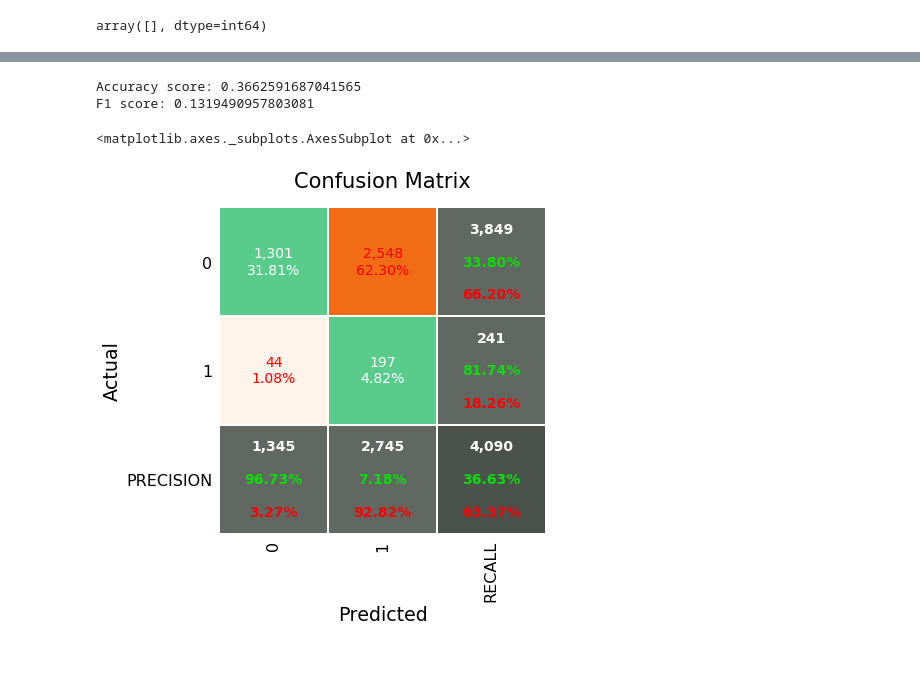
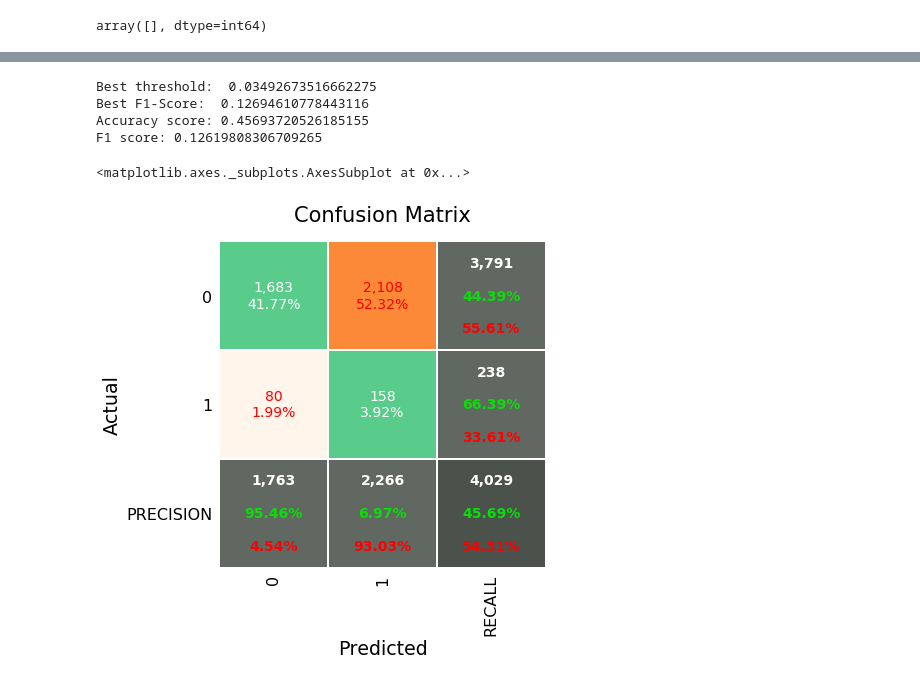
Before and after one commit to chaupmcs/plant_project, a Jupyter notebook: plant_model-MAIN.ipynb, the cells around one changed output, grey strips where cells are left out. Drawn from its saved outputs; the diff is of its cells as text; code cells hidden in the pictures.

Commit message:
add model

```diff
--- a/plant_model-MAIN.ipynb
+++ b/plant_model-MAIN.ipynb
@@ -96,3 +95,5 @@ df.head()
 | 2 | AT1G01040 | 36.57 | 34.09 | 31.92 | 53.51 | 37.06 | 34.78 | 43.44 | 49.22 | 42.09 | 36.11 | ... |
 | 3 | AT1G01050 | 103.58 | 109.89 | 103.21 | 96.22 | 100.88 | 106.00 | 97.60 | 100.95 | 89.76 | 92.77 | ... |
 | 4 | AT1G01060 | 1.94 | 1.78 | 2.93 | 2.88 | 3.15 | 3.67 | 2.44 | 2.13 | 1.34 | 1.89 | ... |
+# %%
+ori_cols = ['wthp6', 'wthp6_2', 'wtlp6', 'wtlp6_2', 'wthp5', 'wthp5_2', 'wtlp5', 'wtlp5_2', 'wtal', 'wtal_2', 'wtfe', 'wtfe_2']
@@ -296,12 +371,12 @@ cv = StratifiedKFold(n_splits = num_splits, random_state = random_seed, shuffle=
 ## prepare the model
 lgb_params =  {'boosting_type': 'gbdt',
                'colsample_bytree':0.6,
-               'class_weight': {0 : 1 , 1: 25},
-               'learning_rate':0.005, 'max_depth':3,
+               'class_weight': {0 : 1 , 1: 20},
+               'learning_rate':0.005, 'max_depth':2,
                'importance_type': 'gain',
                'min_child_samples': 50, 'min_child_weight': 0.001,
                'min_split_gain': 0.1, 'n_estimators': 20000, 'n_jobs': n_jobs, 'num_leaves': 15,
-               'subsample_freq': 100, 'seed': random_seed, 'reg_alpha': 0.1, 'reg_lambda': 0.1,
+               'subsample_freq': 500, 'seed': random_seed, 'reg_alpha': 0.1, 'reg_lambda': 0.1,
                'silent': True, 'subsample': 0.6, 'subsample_for_bin': 200000,
                "metric": ["f1_", "binary_logloss"] ,     # #put 'metric' before 'objective', keep f1 first, binary_logloss second \n",
                'objective':"binary",
@@ -560,19 +651,32 @@ array([], dtype=int64)
 # %%
 from catboost import CatBoostClassifier
+data_catboost = data[feature_cols + ["label"]]
 
-cat_cols = np.where(data[feature_cols].dtypes != np.float)[0]
+cat_cols = np.where(data_catboost[feature_cols].dtypes != np.float)[0]
 
-for i, (train_index, valid_index) in enumerate(cv.split(data, data["label"])):
+for i, (train_index, valid_index) in enumerate(cv.split(data_catboost[feature_cols], data_catboost["label"])):
+
+    X = data_catboost[feature_cols]
+    y = data_catboost["label"]
+
+    # Create data for this fold
+    X_train, X_valid = X.iloc[train_index,:].copy(), X.iloc[valid_index,:].copy()
+    y_train, y_valid = y.iloc[train_index].copy(), y.iloc[valid_index].copy()
+
+    smt = SMOTE(random_state=2019)
+    X_train, y_train = smt.fit_sample(X_train.replace(np.inf, np.nan).fillna(0), y_train)
+
     for c_index in cat_cols:
         col = feature_cols[c_index]
         print(col)
 
-        X_train[col] = X_train[col].astype(str)
-        X_valid[col] = X_valid[col].astype(str)
+        X_train[col] = X_train[col].astype(str) ##str
+        X_valid[col] = X_valid[col].astype(str) ##str
 
 
-    model=CatBoostClassifier(iterations=5000, depth=4, learning_rate=0.005, loss_function='Logloss', \
-                            early_stopping_rounds = 500, use_best_model=True, verbose=500, class_weights = [1, 10])
+
+    model=CatBoostClassifier(iterations=10000, depth=2, learning_rate=0.01, loss_function='Logloss', \
+                            early_stopping_rounds = 500, use_best_model=True, verbose=500) #, class_weights = [1, 10]
     model.fit(X_train, y_train, cat_features=cat_cols, eval_set=(X_valid, y_valid), plot=True)
     predictions_probs = model.predict_proba(X_valid)[:,1]
 
@@ -602,15 +715,24 @@ sns.distplot(predictions_probs)
 # %%
+precision, recall, thresholds = precision_recall_curve(y_valid, predictions_probs)
+f1_scores = 2*recall*precision/(recall+precision)
+print('Best threshold: ', thresholds[np.nanargmax(f1_scores)])
+print('Best F1-Score: ', np.nanmax(f1_scores))
+
+threshold = thresholds[np.nanargmax(f1_scores)]
+
 true_y = data[["label"]].iloc[valid_index,:].values
-predicted_y = predictions_probs > 0.5
+predicted_y = predictions_probs > threshold
 print("Accuracy score:", accuracy_score(true_y, predicted_y))
 print("F1 score:", f1_score(true_y, predicted_y))
 
 plot_confusion_matrix_ver3(true_y, predicted_y, figsize = (6,6), fontsize=14)
 # %% [output]
-Accuracy score: 0.3662591687041565
-F1 score: 0.1319490957803081
+Best threshold:  0.03492673516662275
+Best F1-Score:  0.12694610778443116
+Accuracy score: 0.45693720526185155
+F1 score: 0.12619808306709265
 <matplotlib.axes._subplots.AxesSubplot at 0x...>
-[figure, old version]
+[figure, new version]
 # %%
 print(log_loss_catboost, auc_catboost, "\n")
 
```
Also changed, not shown: parts of 57 cells of this notebook, 10 other files.
